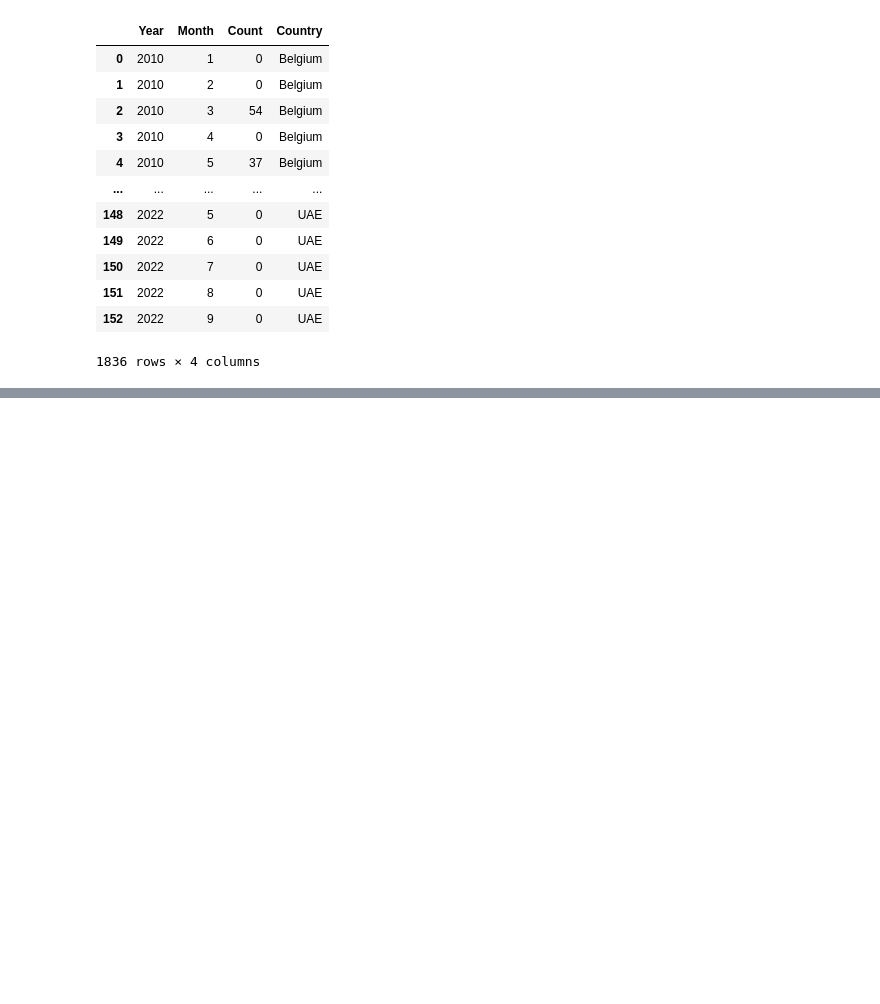
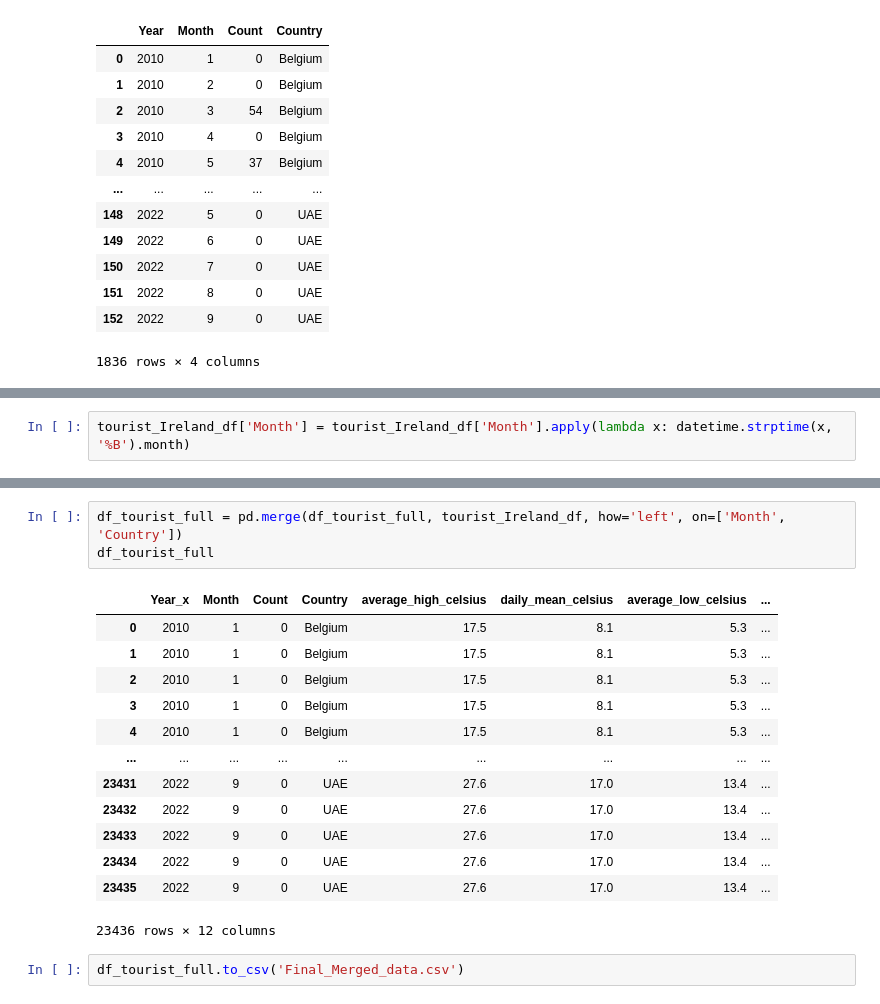
Before and after one commit to Amogh4u/ML_Ireland_tourism_prediction, a Jupyter notebook: project_code.ipynb, the cells around one changed output, grey strips where cells are left out. Saved outputs shown, nothing was run; the diff lists cells and outputs as text; blank space fills up the shorter version.

Commit message:
final merge complete data

```diff
--- a/project_code.ipynb
+++ b/project_code.ipynb
@@ -297,0 +249,2 @@ result
+# %%
+tourist_Ireland_df['Month'] = tourist_Ireland_df['Month'].apply(lambda x: datetime.strptime(x, '%B').month)
@@ -297,0 +289,19 @@ result
+# %%
+df_tourist_full = pd.merge(df_tourist_full, tourist_Ireland_df, how='left', on=['Month', 'Country'])
+df_tourist_full
+# %% [output]
+|  | Year_x | Month | Count | Country | average_high_celsius | daily_mean_celsius | average_low_celsius | ... |
+| 0 | 2010 | 1 | 0 | Belgium | 17.5 | 8.1 | 5.3 | ... |
+| 1 | 2010 | 1 | 0 | Belgium | 17.5 | 8.1 | 5.3 | ... |
+| 2 | 2010 | 1 | 0 | Belgium | 17.5 | 8.1 | 5.3 | ... |
+| 3 | 2010 | 1 | 0 | Belgium | 17.5 | 8.1 | 5.3 | ... |
+| 4 | 2010 | 1 | 0 | Belgium | 17.5 | 8.1 | 5.3 | ... |
+| ... | ... | ... | ... | ... | ... | ... | ... | ... |
+| 23431 | 2022 | 9 | 0 | UAE | 27.6 | 17.0 | 13.4 | ... |
+| 23432 | 2022 | 9 | 0 | UAE | 27.6 | 17.0 | 13.4 | ... |
+| 23433 | 2022 | 9 | 0 | UAE | 27.6 | 17.0 | 13.4 | ... |
+| 23434 | 2022 | 9 | 0 | UAE | 27.6 | 17.0 | 13.4 | ... |
+| 23435 | 2022 | 9 | 0 | UAE | 27.6 | 17.0 | 13.4 | ... |
+23436 rows × 12 columns
+# %%
+df_tourist_full.to_csv('Final_Merged_data.csv')
```
Also changed, not shown: parts of 9 cells of this notebook, 1 other file.
